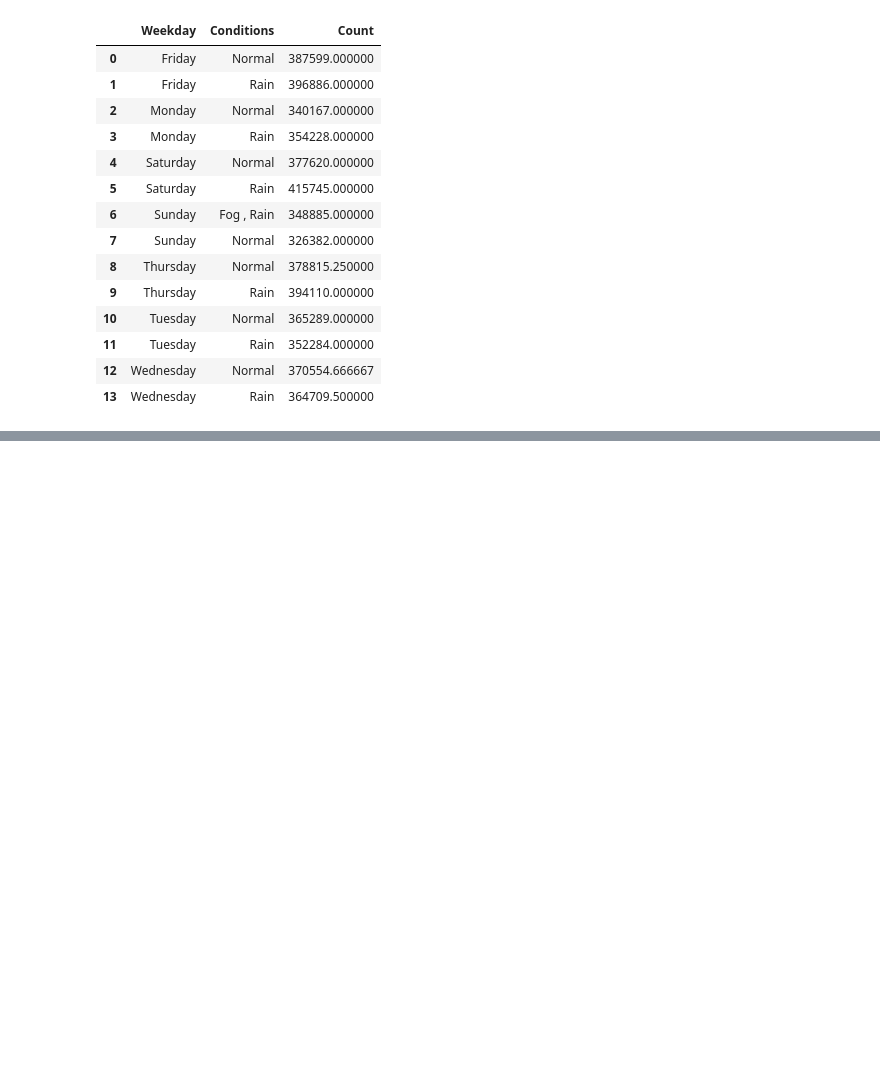
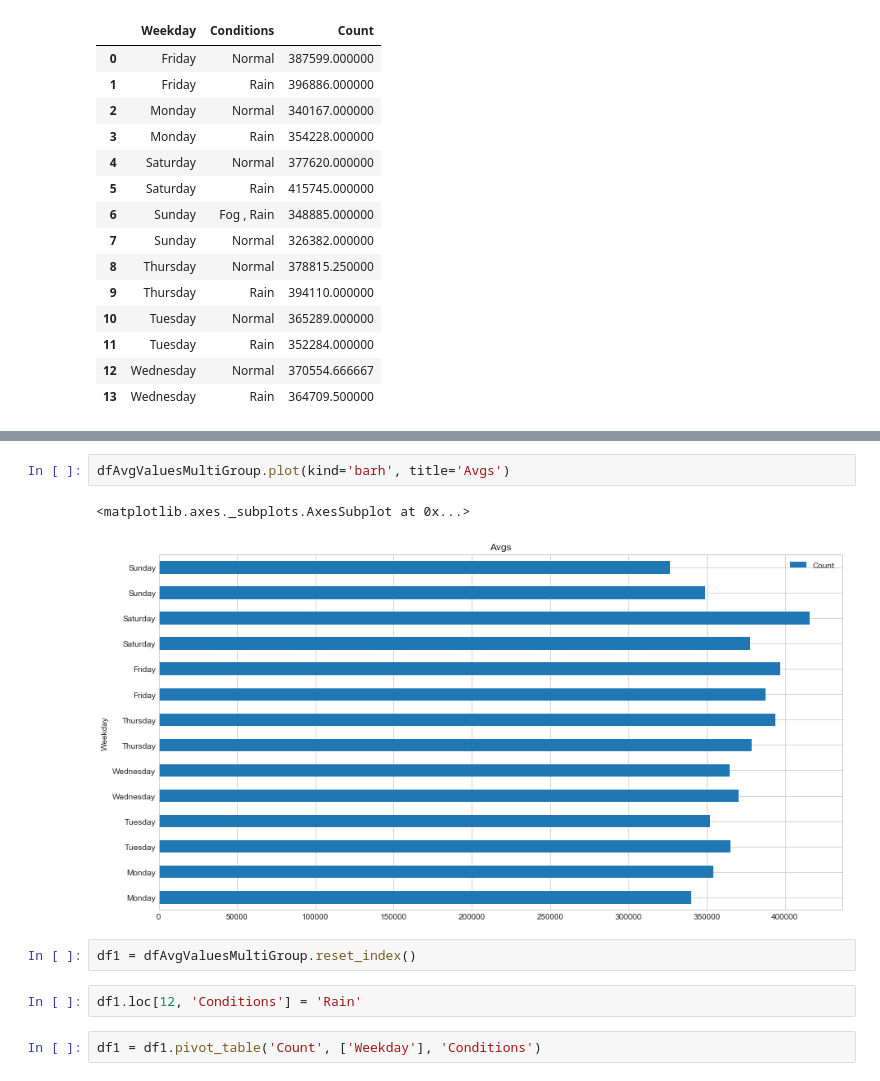
Before and after one commit to rupeshbasnet/big-data, a Jupyter notebook: Cleaning Taxi Data.ipynb, the cells around one changed output, grey strips where cells are left out. Saved outputs shown, nothing was run; the diff lists cells and outputs as text; blank space fills up the shorter version.

```diff
--- a/Cleaning Taxi Data.ipynb
+++ b/Cleaning Taxi Data.ipynb
@@ -337,0 +395,11 @@ dfAvgValuesMultiGroup
+# %%
+dfAvgValuesMultiGroup.plot(kind='barh', title='Avgs')
+# %% [output]
+<matplotlib.axes._subplots.AxesSubplot at 0x...>
+[figure, added]
+# %%
+df1 = dfAvgValuesMultiGroup.reset_index()
+# %%
+df1.loc[12, 'Conditions'] = 'Rain'
+# %%
+df1 = df1.pivot_table('Count', ['Weekday'], 'Conditions')
```
Also changed, not shown: parts of 9 cells of this notebook, 1 other file.
